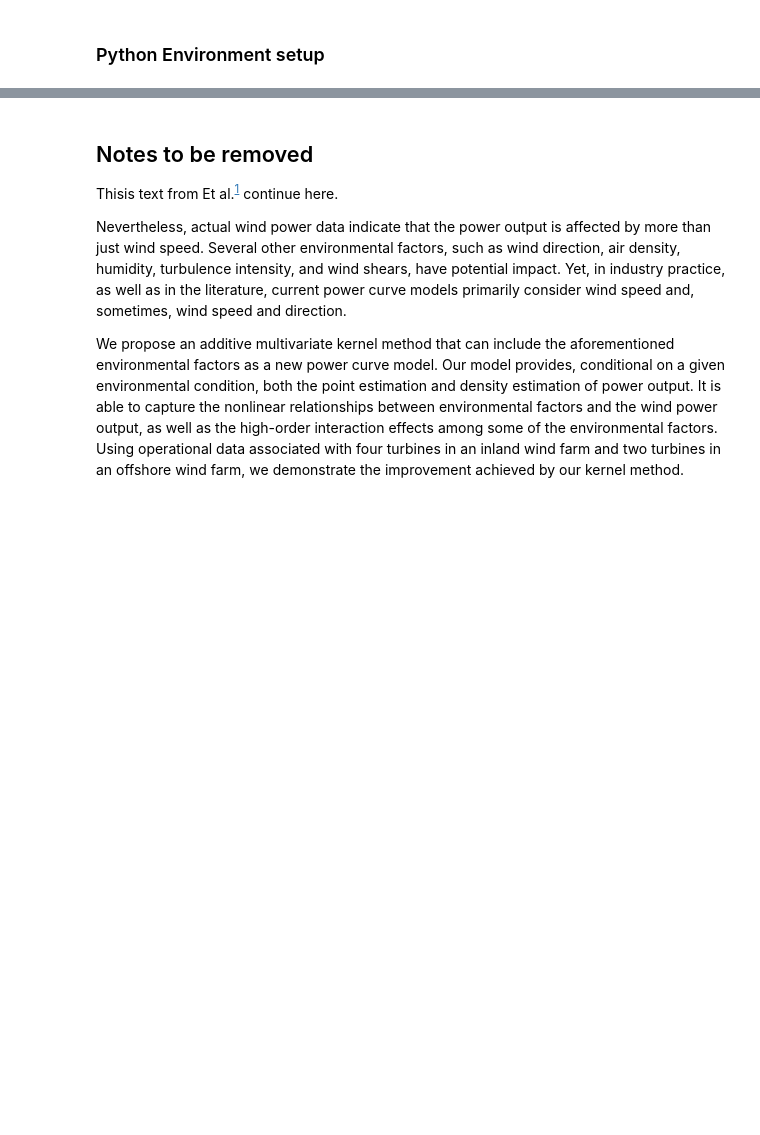
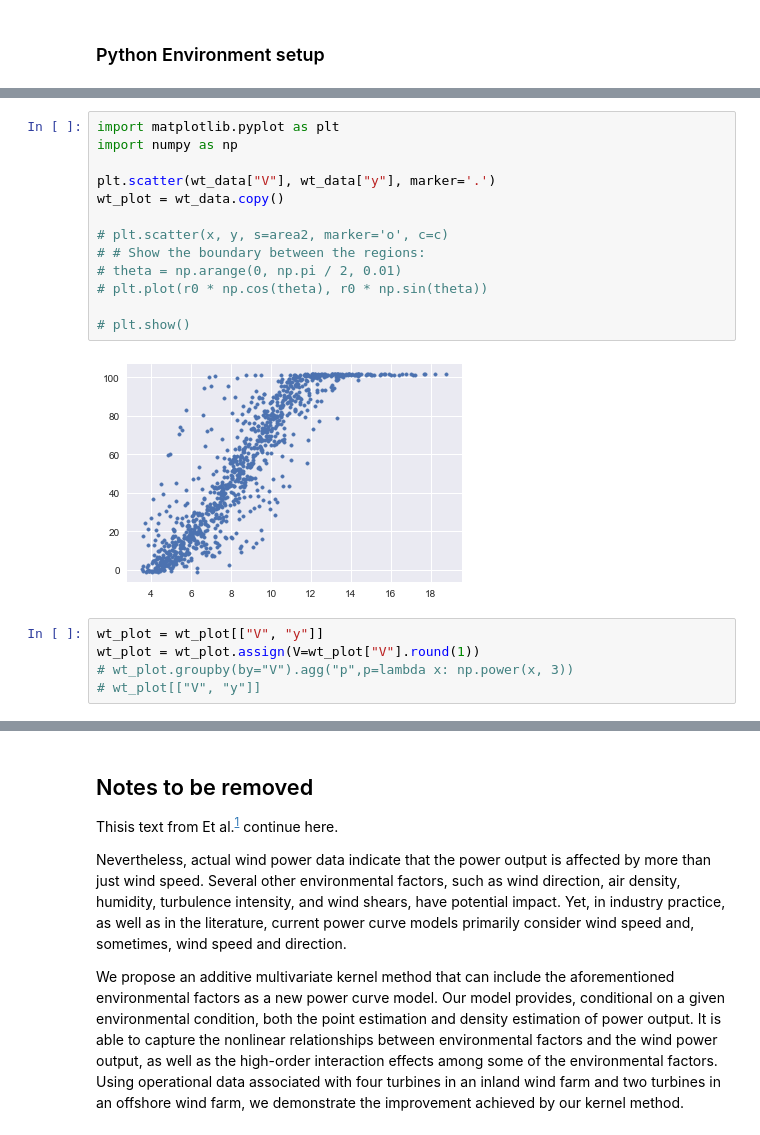
Before and after one commit to emerrf/PCEDL, a Jupyter notebook: report.ipynb, the cells around one changed output, grey strips where cells are left out. Saved outputs shown, nothing was run; the diff lists cells and outputs as text; blank space fills up the shorter version.

```diff
--- a/report.ipynb
+++ b/report.ipynb
@@ -67,0 +137,20 @@ Matching on: V, D, rho, I, Sb
+# %%
+import matplotlib.pyplot as plt
+import numpy as np
+
+plt.scatter(wt_data["V"], wt_data["y"], marker='.')
+wt_plot = wt_data.copy()
+
+# plt.scatter(x, y, s=area2, marker='o', c=c)
+# # Show the boundary between the regions:
+# theta = np.arange(0, np.pi / 2, 0.01)
+# plt.plot(r0 * np.cos(theta), r0 * np.sin(theta))
+
+# plt.show()
+# %% [output]
+[figure, added]
+# %%
+wt_plot = wt_plot[["V", "y"]]
+wt_plot = wt_plot.assign(V=wt_plot["V"].round(1))
+# wt_plot.groupby(by="V").agg("p",p=lambda x: np.power(x, 3))
+# wt_plot[["V", "y"]]
```
Also changed, not shown: parts of 7 cells of this notebook.
